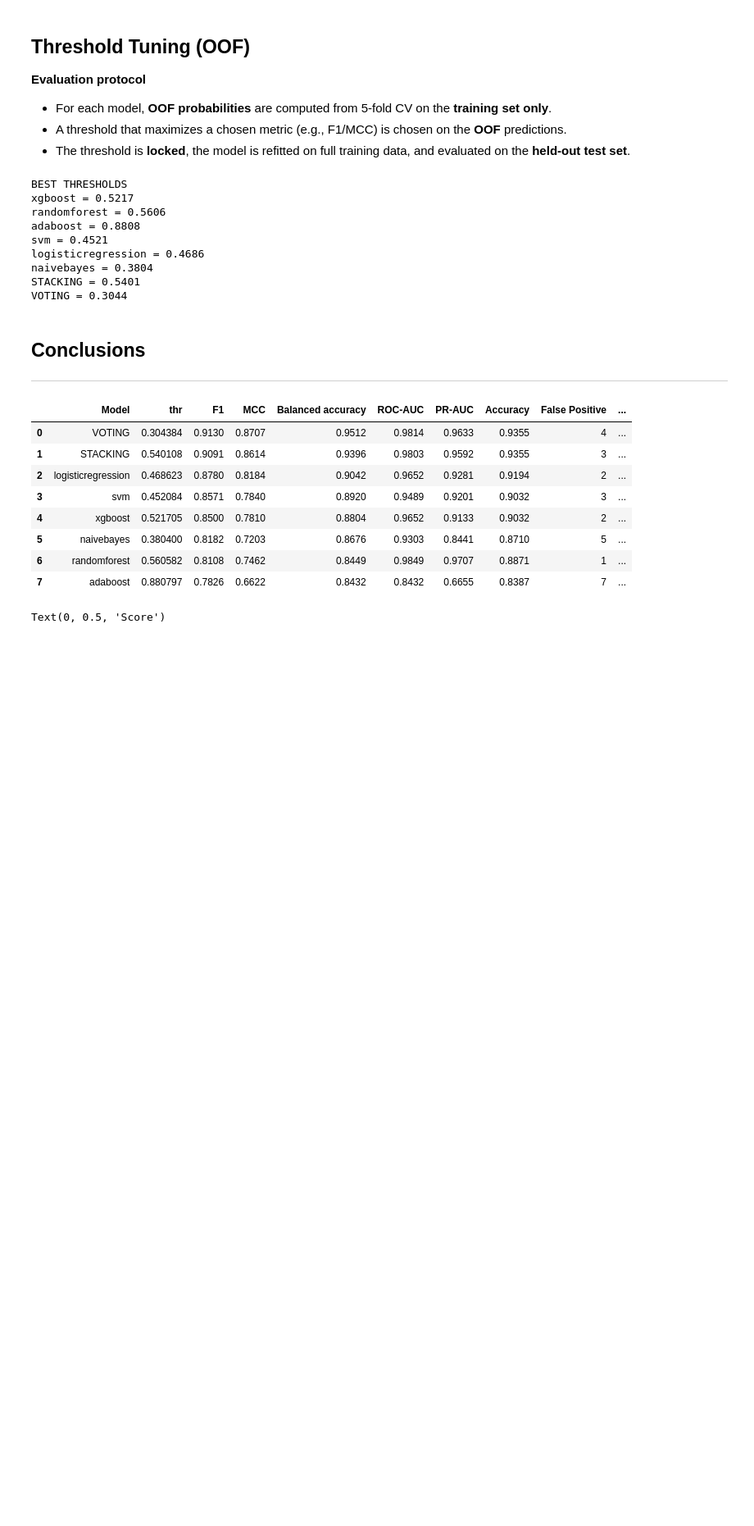
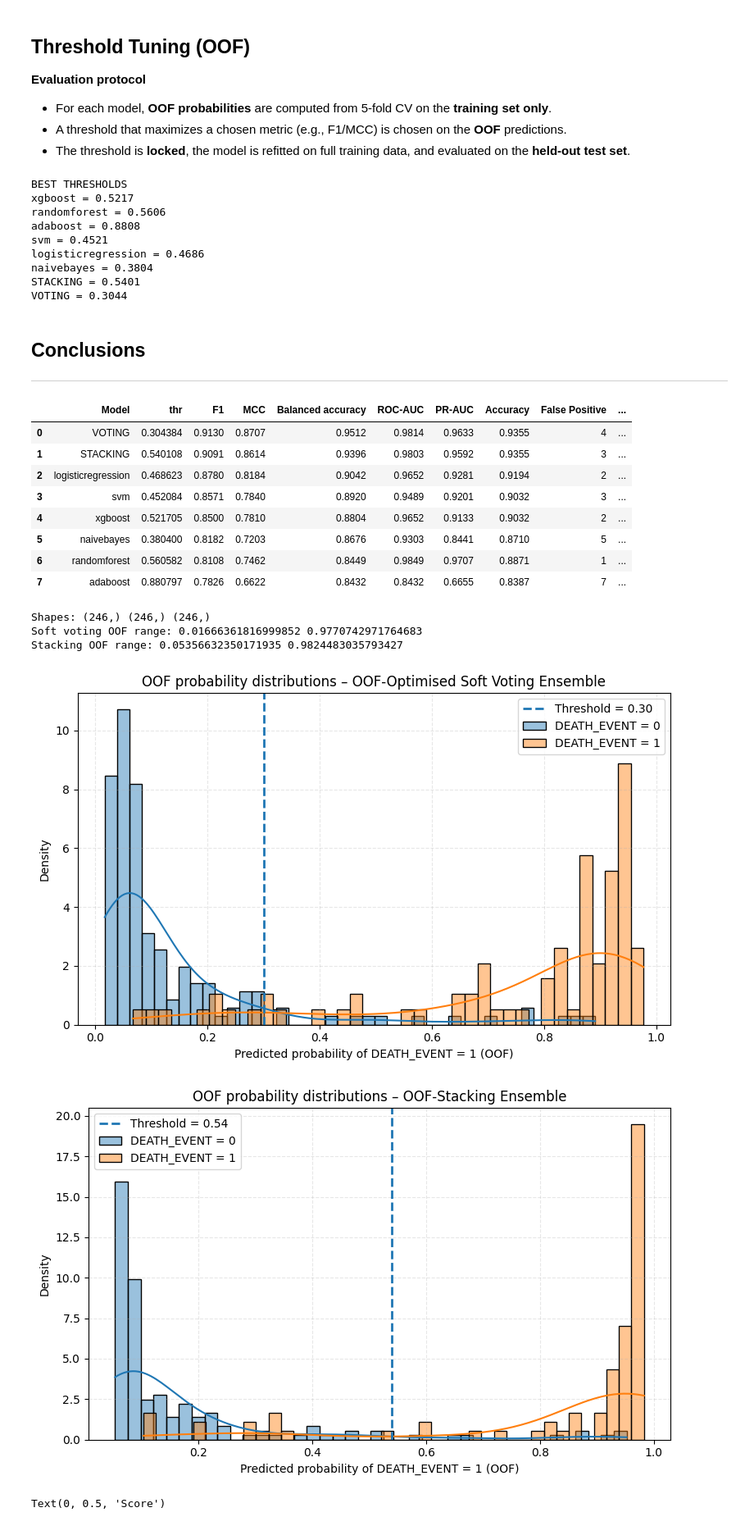
Before and after one commit to zuzannapajak/cardio-risk-prediction, a Jupyter notebook: notebooks/model_training.ipynb, the cells around one changed output. Shown at 82% size. Saved outputs shown, nothing was run; the diff lists cells and outputs as text; code cells hidden in the pictures; blank space fills up the shorter version.

Commit message:
OOF probability distributions with KDE for positive and negative classes

```diff
--- a/notebooks/model_training.ipynb
+++ b/notebooks/model_training.ipynb
@@ -733,6 +733,37 @@ display(test_df)
 | 5 | naivebayes | 0.380400 | 0.8182 | 0.7203 | 0.8676 | 0.9303 | 0.8441 | 0.8710 | 5 | ... |
 | 6 | randomforest | 0.560582 | 0.8108 | 0.7462 | 0.8449 | 0.9849 | 0.9707 | 0.8871 | 1 | ... |
 | 7 | adaboost | 0.880797 | 0.7826 | 0.6622 | 0.8432 | 0.8432 | 0.6655 | 0.8387 | 7 | ... |
+# %%
+# --- OOF probabilities for plots (TRAIN, out-of-fold) ---
+y_true_oof = np.asarray(y_train)
+
+# OOF predicted probabilities/scores
+y_proba_oof_soft = oof_scores(voting_oof, X_train, y_train, CV)
+y_proba_oof_stack = oof_scores(stacking_model, X_train, y_train, CV)
+
+print("Shapes:", y_true_oof.shape, y_proba_oof_soft.shape, y_proba_oof_stack.shape)
+print("Soft voting OOF range:", float(y_proba_oof_soft.min()), float(y_proba_oof_soft.max()))
+print("Stacking OOF range:", float(y_proba_oof_stack.min()), float(y_proba_oof_stack.max()))
+# %% [output]
+Shapes: (246,) (246,) (246,)
+Soft voting OOF range: 0.01666361816999852 0.9770742971764683
+Stacking OOF range: 0.05356632350171935 0.9824483035793427
+# %%
+plot_oof_probability_distributions(
+    y_true_oof, y_proba_oof_soft,
+    model_name="OOF-Optimised Soft Voting Ensemble",
+    threshold=0.30,
+    save_path="../outputs/figures/06_conclusions/oof_proba_soft_voting.png"
+)
+plot_oof_probability_distributions(
+    y_true_oof, y_proba_oof_stack,
+    model_name="OOF-Stacking Ensemble",
+    threshold=0.54,
+    save_path="../outputs/figures/06_conclusions/oof_proba_stacking.png"
+)
+# %% [output]
+[figure, added]
+[figure, added]
 # %%
 ax = (test_df
       .set_index("Model")[["Accuracy", "Balanced accuracy", "F1"]]
```
Also changed, not shown: parts of 1 cell of this notebook, 2 other files.
